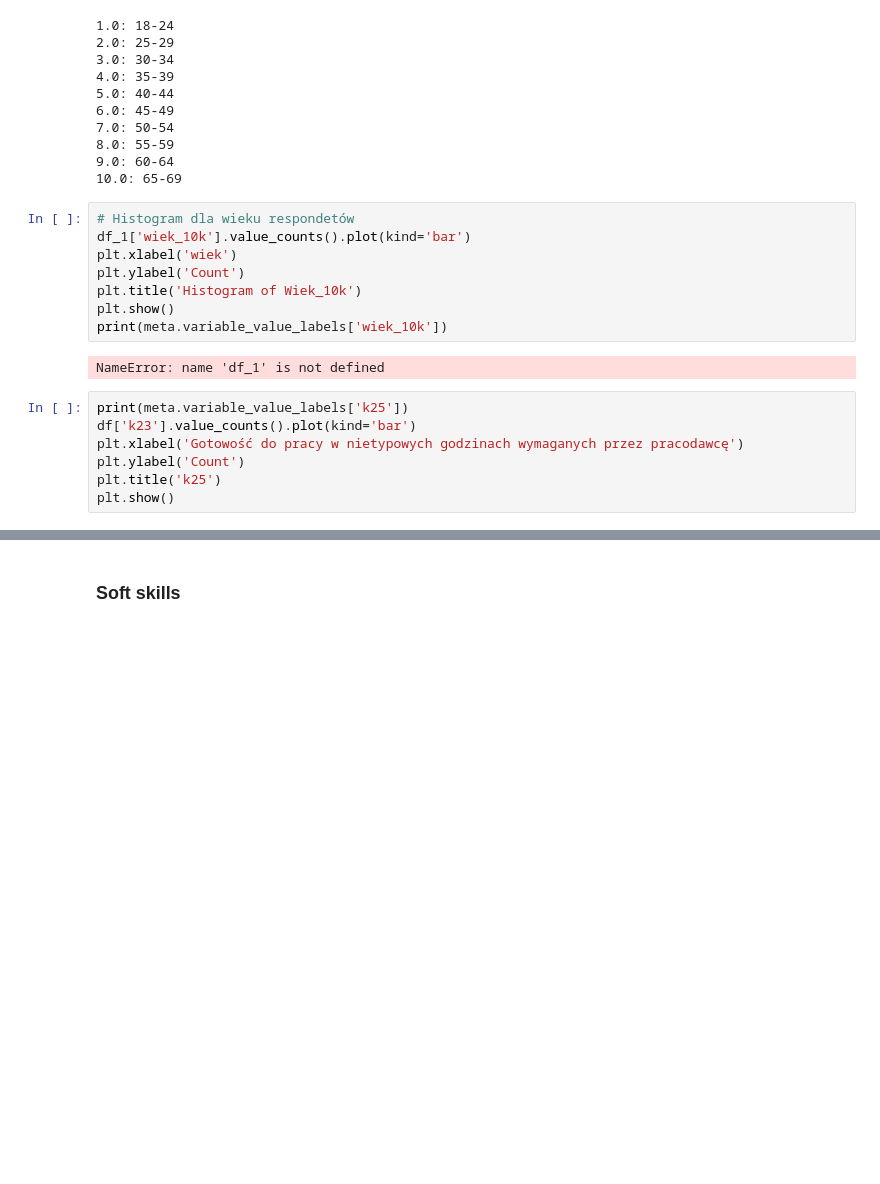
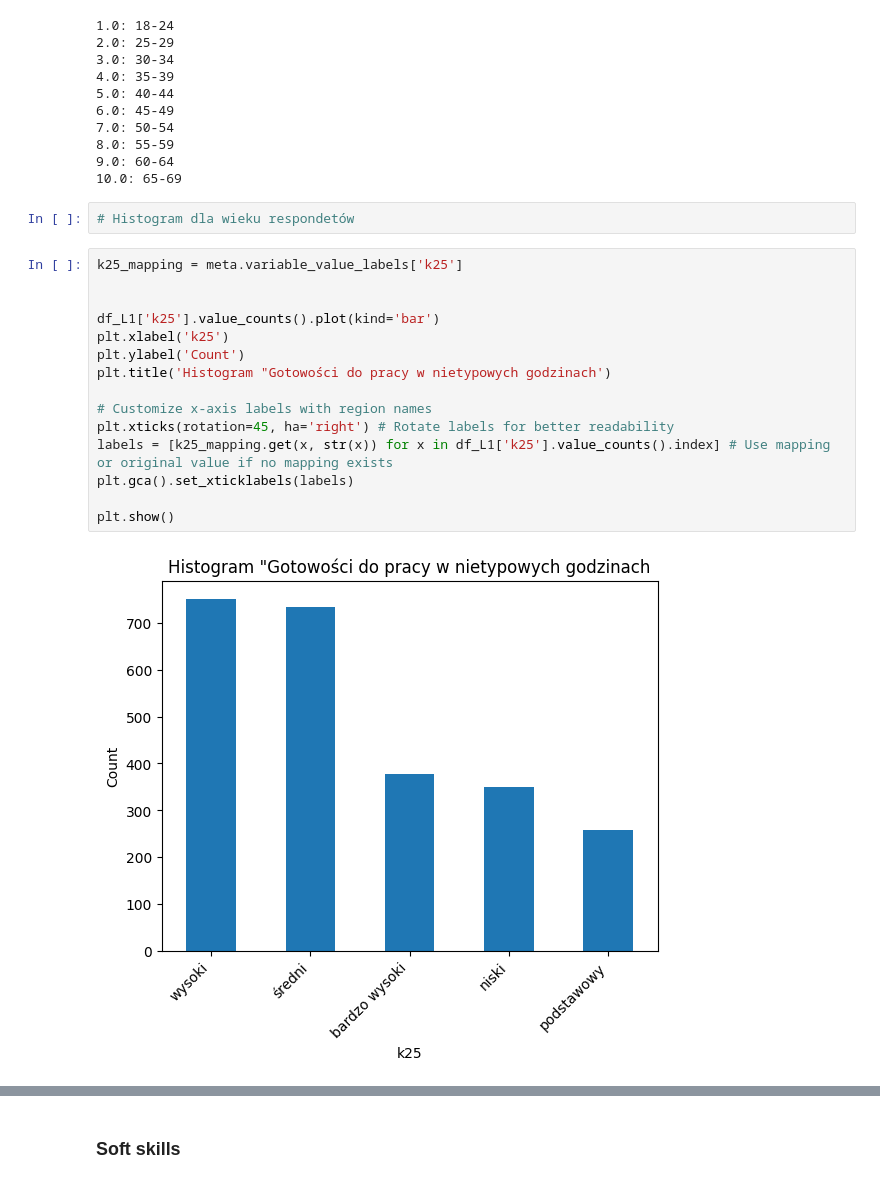
Before and after one commit to HelloSwiat/AGH_Analiza_Danych, a Jupyter notebook: Praca_zaliczeniowa_Analiza_Danych_w_Biznesie.ipynb, the cells around one changed output, grey strips where cells are left out. Drawn from its saved outputs; the diff is of its cells as text; blank space fills up the shorter version.

```diff
--- a/Praca_zaliczeniowa_Analiza_Danych_w_Biznesie.ipynb
+++ b/Praca_zaliczeniowa_Analiza_Danych_w_Biznesie.ipynb
@@ -190,23 +215,25 @@ for key, value in meta.variable_value_labels['wiek_10k'].items():
 8.0: 55-59
 9.0: 60-64
 10.0: 65-69
-# %%
-# Histogram dla wieku respondetów
-df_1['wiek_10k'].value_counts().plot(kind='bar')
-plt.xlabel('wiek')
-plt.ylabel('Count')
-plt.title('Histogram of Wiek_10k')
-plt.show()
-print(meta.variable_value_labels['wiek_10k'])
-# %% [output]
-NameError: name 'df_1' is not defined
-# %%
-print(meta.variable_value_labels['k25'])
-df['k23'].value_counts().plot(kind='bar')
-plt.xlabel('Gotowość do pracy w nietypowych godzinach wymaganych przez pracodawcę')
-plt.ylabel('Count')
-plt.title('k25')
-plt.show()
+# %%
+# Histogram dla wieku respondetów
+# %%
+k25_mapping = meta.variable_value_labels['k25']
+
+
+df_L1['k25'].value_counts().plot(kind='bar')
+plt.xlabel('k25')
+plt.ylabel('Count')
+plt.title('Histogram "Gotowości do pracy w nietypowych godzinach')
+
+# Customize x-axis labels with region names
+plt.xticks(rotation=45, ha='right') # Rotate labels for better readability
+labels = [k25_mapping.get(x, str(x)) for x in df_L1['k25'].value_counts().index] # Use mapping or original value if no mapping exists
+plt.gca().set_xticklabels(labels)
+
+plt.show()
+# %% [output]
+[figure, added]
 # %%
 for key, value in meta.variable_value_labels['m2'].items():
     print(f"{key}: {value}")
```
Also changed, not shown: parts of 37 cells of this notebook.
